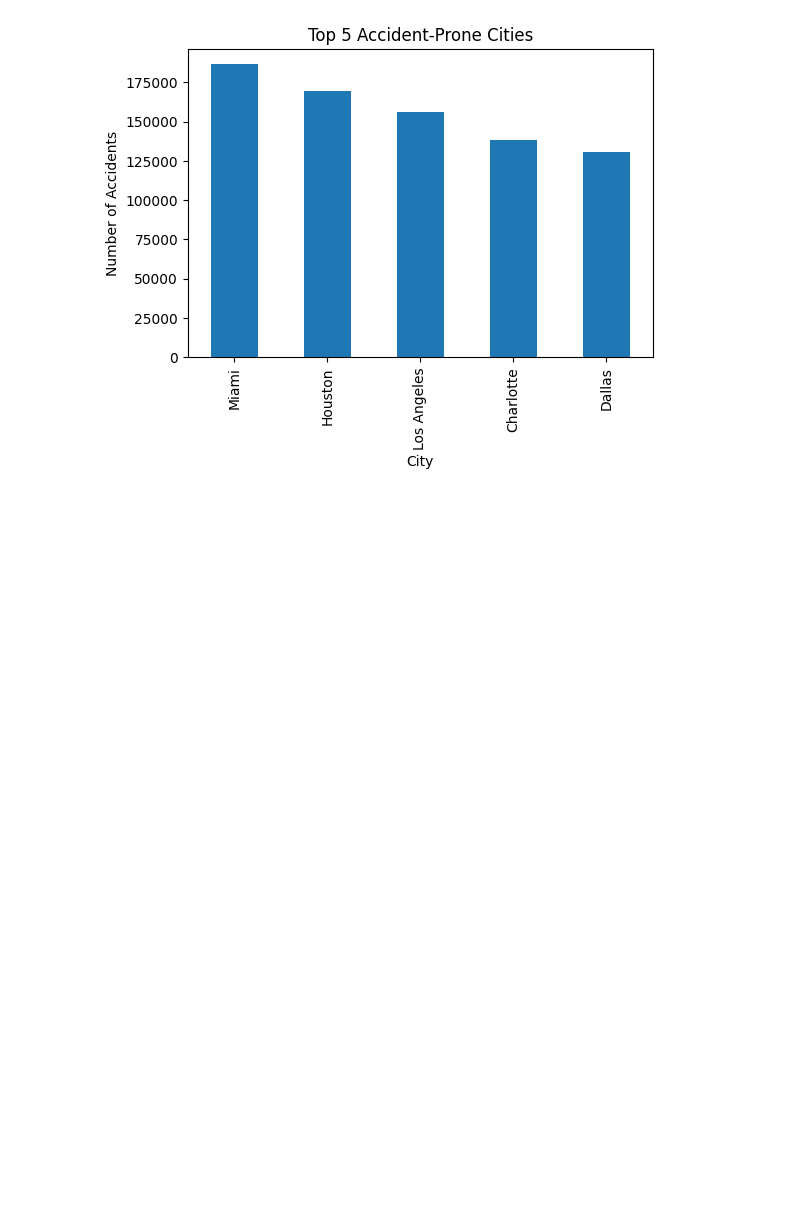
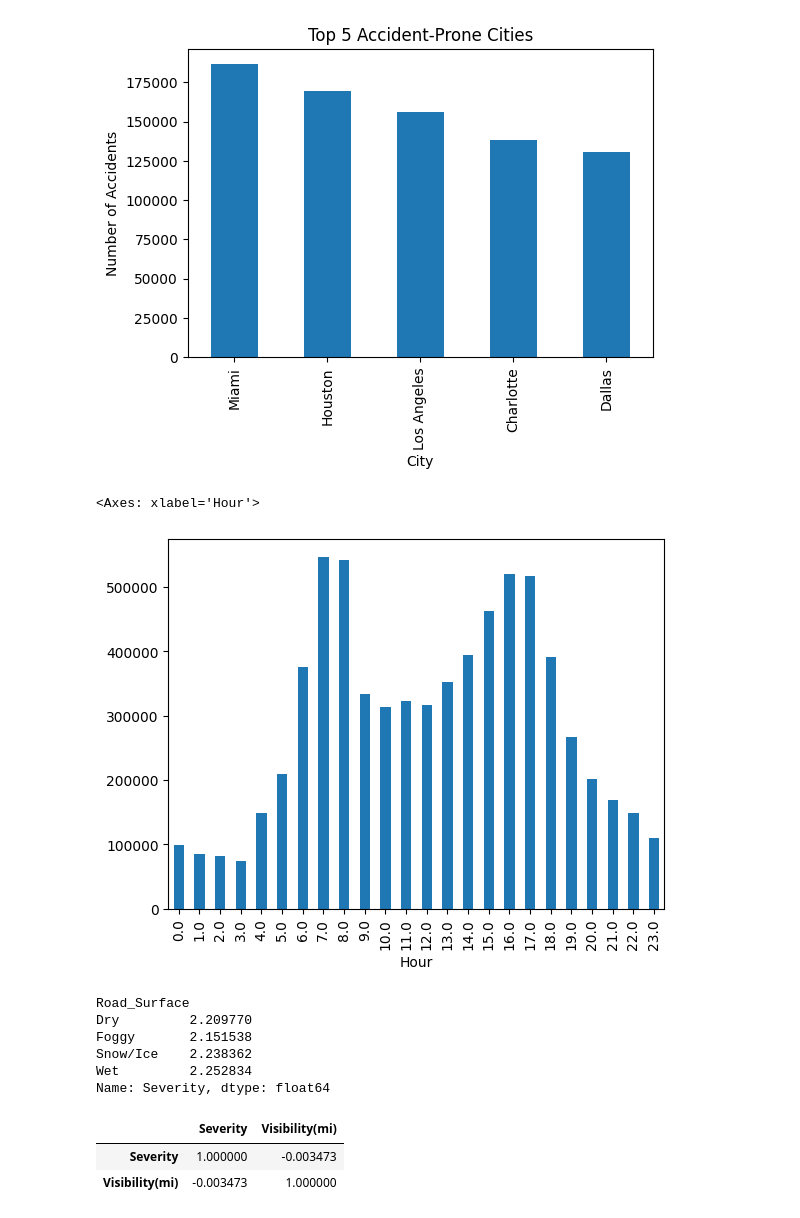
Before and after one commit to chetan-1306/RoadSafe-Analytics, a Jupyter notebook: eda.ipynb, the cells around one changed output. Drawn from its saved outputs; the diff is of its cells as text; code cells hidden in the pictures; blank space fills up the shorter version.

Commit message:
week 6 work

```diff
--- a/eda.ipynb
+++ b/eda.ipynb
@@ -455,3 +455,11 @@ plt.ylabel('Number of Accidents')
 plt.show()
 # %% [output]
 [figure]
+# %%
+# week 6
+# Question 1. What time of day has the most accidents?
+# Hypothesis - Accidents are more frequent during peak traffic hours.
+df['Hour'].value_counts().sort_index().plot(kind='bar')
+# %% [output]
+<Axes: xlabel='Hour'>
+[figure, added]
@@ -457,0 +468,11 @@ plt.show()
+# %%
+# Question 2. Are accidents more severe during rain or fog?
+# Hypothesis - Poor weather conditions such as rain or fog lead to higher accident severity.
+df.groupby('Road_Surface')['Severity'].mean()
+# %% [output]
+Road_Surface
+Dry         2.209770
+Foggy       2.151538
+Snow/Ice    2.238362
+Wet         2.252834
+Name: Severity, dtype: float64
@@ -457,0 +481,8 @@ plt.show()
+# %%
+# Question 3. Is there a correlation between visibility and severity?
+# hypothesis - Lower visibility leads to higher accident severity.
+df[['Severity', 'Visibility(mi)']].corr()
+# %% [output]
+|  | Severity | Visibility(mi) |
+| Severity | 1.000000 | -0.003473 |
+| Visibility(mi) | -0.003473 | 1.000000 |
```
Also changed, not shown: parts of 3 cells of this notebook.
